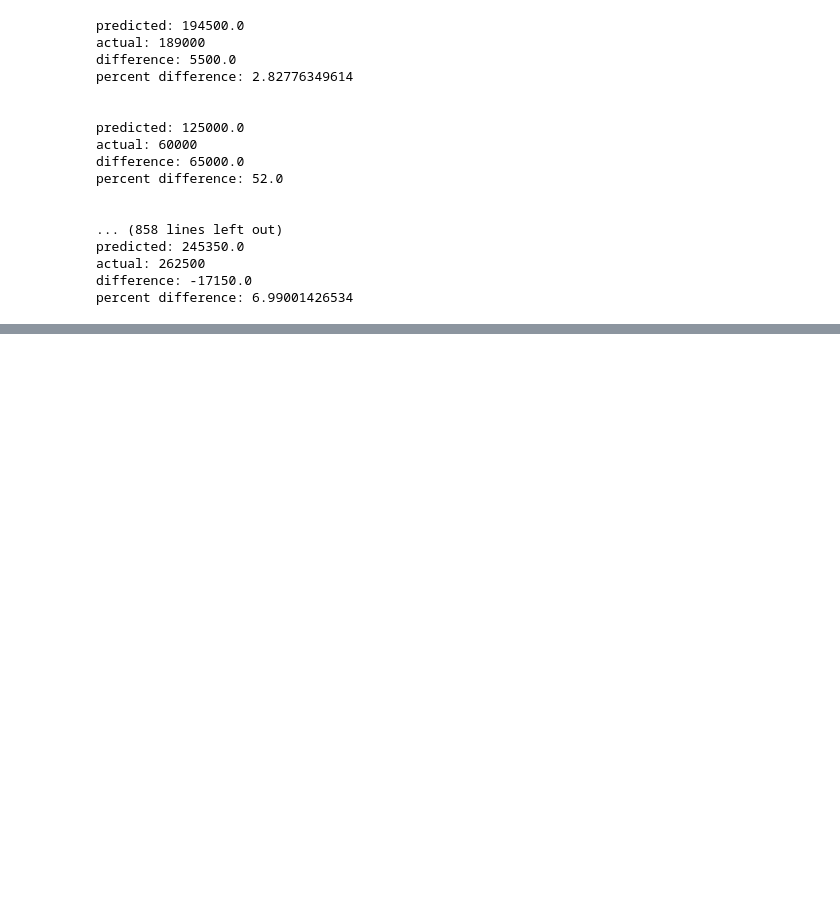
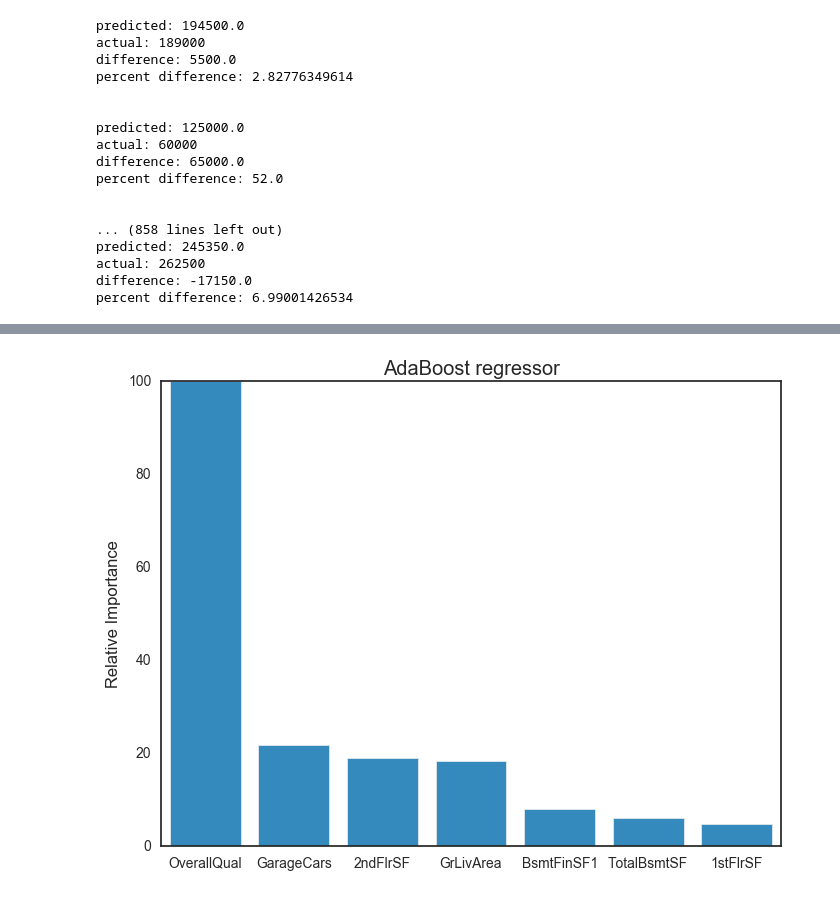
Before and after one commit to dustin181/datascience, a Jupyter notebook: ML/modern_housing.ipynb, the cells around one changed output, grey strips where cells are left out. Drawn from its saved outputs; the diff is of its cells as text; code cells hidden in the pictures; blank space fills up the shorter version.

Commit message:
added feature importances

```diff
--- a/ML/modern_housing.ipynb
+++ b/ML/modern_housing.ipynb
@@ -480,0 +497,27 @@ percent difference: 6.99001426534
+# %%
+def plot_feature_importances(feature_importances, title, feature_names):
+    # Normalize the importance values
+    feature_importances = 100.0 * (feature_importances / max(feature_importances))
+
+    # Sort the values and flip them
+    index_sorted = np.flipud(np.argsort(feature_importances))
+    index_sorted = index_sorted[:7]
+
+    # Arrange the X ticks
+    pos = np.arange(index_sorted.shape[0]) + 0.5
+
+    # Plot the bar graph
+    plt.figure()
+    plt.bar(pos, feature_importances[index_sorted], align='center')
+    plt.xticks(pos, feature_names[index_sorted])
+    plt.ylabel('Relative Importance')
+    plt.title(title)
+    plt.show()
+# %%
+#This plot agrees with the correlation data from earlier as far as what is the most important feature (OverallQual).  However,
+#it has also highlighted a precise subset of the remaining most valuable features. It might be worth investigating a regression
+#based on just these features if speed was an issue.
+plot_feature_importances(ab_regressor.feature_importances_,
+            'AdaBoost regressor', x.columns)
+# %% [output]
+[figure, added]
```
Also changed, not shown: parts of 3 cells of this notebook.
